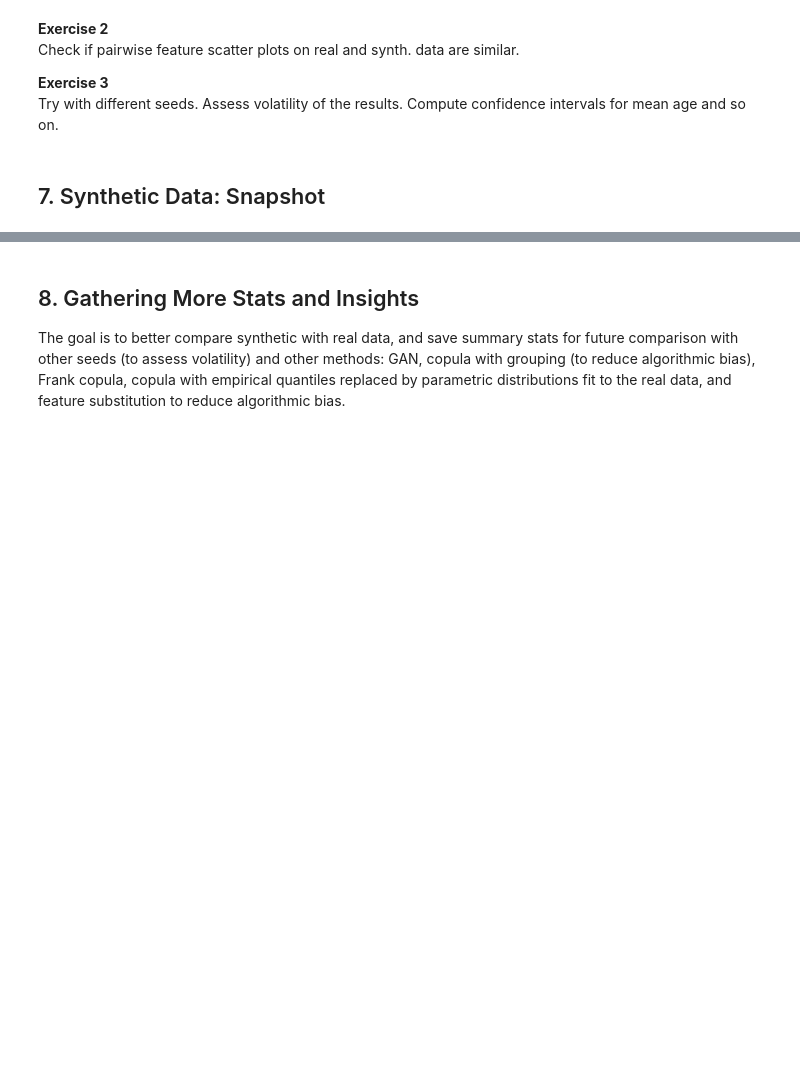
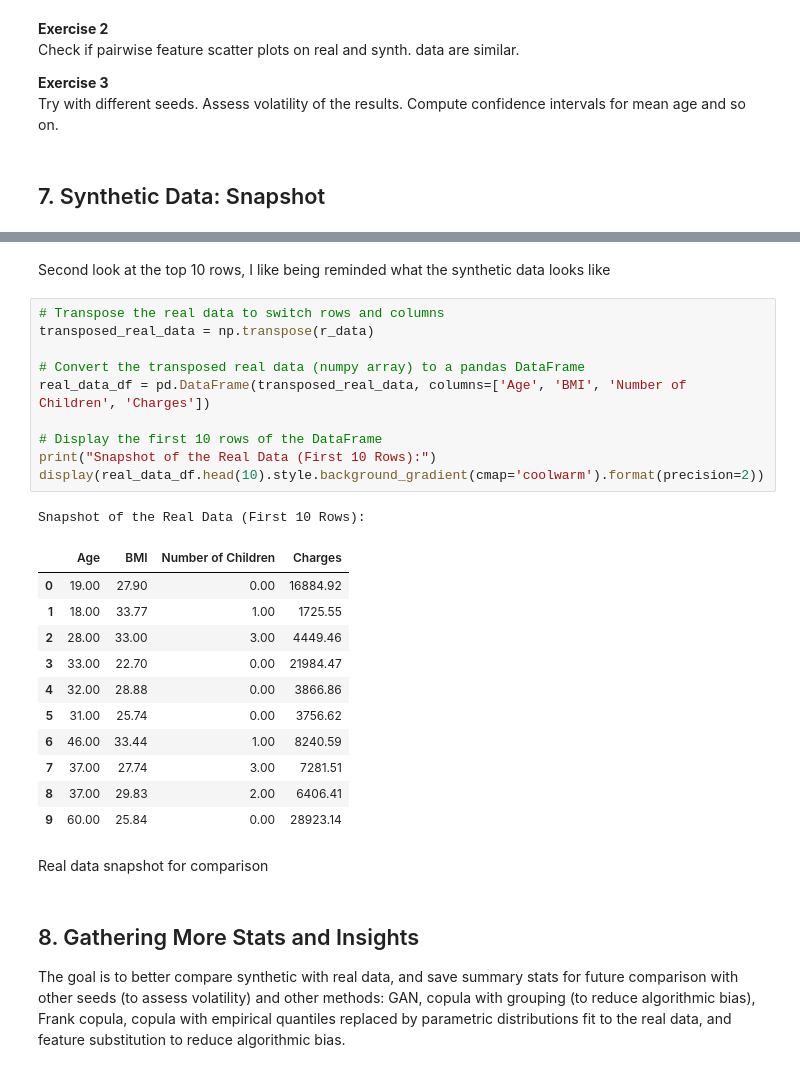
Before and after one commit to BrianCarela/LLM_stuff, a Jupyter notebook: Copy_of_copula_insurance_nogroup.ipynb, the cells around one changed output, grey strips where cells are left out. Saved outputs shown, nothing was run; the diff lists cells and outputs as text; blank space fills up the shorter version.

```diff
--- a/Copy_of_copula_insurance_nogroup.ipynb
+++ b/Copy_of_copula_insurance_nogroup.ipynb
@@ -462,3 +507,30 @@ print(r_data.head(10))
+# %% [markdown]
+Second look at the top 10 rows, I like being reminded what the synthetic data looks like
+# %%
+# Transpose the real data to switch rows and columns
+transposed_real_data = np.transpose(r_data)
+
+# Convert the transposed real data (numpy array) to a pandas DataFrame
+real_data_df = pd.DataFrame(transposed_real_data, columns=['Age', 'BMI', 'Number of Children', 'Charges'])
+
+# Display the first 10 rows of the DataFrame
+print("Snapshot of the Real Data (First 10 Rows):")
+display(real_data_df.head(10).style.background_gradient(cmap='coolwarm').format(precision=2))
+# %% [output]
+Snapshot of the Real Data (First 10 Rows):
+|  | Age | BMI | Number of Children | Charges |
+| 0 | 19.00 | 27.90 | 0.00 | 16884.92 |
+| 1 | 18.00 | 33.77 | 1.00 | 1725.55 |
+| 2 | 28.00 | 33.00 | 3.00 | 4449.46 |
+| 3 | 33.00 | 22.70 | 0.00 | 21984.47 |
+| 4 | 32.00 | 28.88 | 0.00 | 3866.86 |
+| 5 | 31.00 | 25.74 | 0.00 | 3756.62 |
+| 6 | 46.00 | 33.44 | 1.00 | 8240.59 |
+| 7 | 37.00 | 27.74 | 3.00 | 7281.51 |
+| 8 | 37.00 | 29.83 | 2.00 | 6406.41 |
+| 9 | 60.00 | 25.84 | 0.00 | 28923.14 |
+# %% [markdown]
+Real data snapshot for comparison
 # %% [markdown]
 <a id='section7'></a>
 <h2>8. Gathering More Stats and Insights</h2>
```
Also changed, not shown: parts of 7 cells of this notebook.
